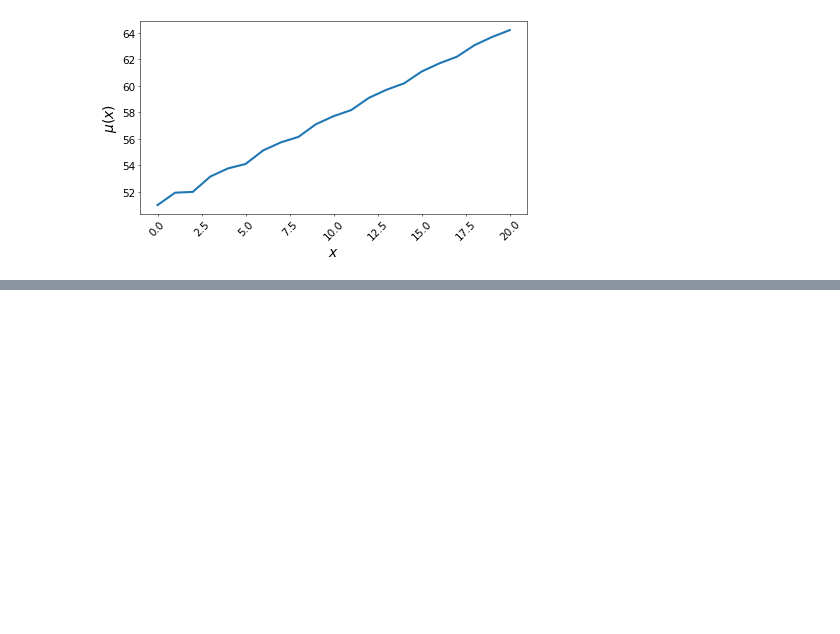
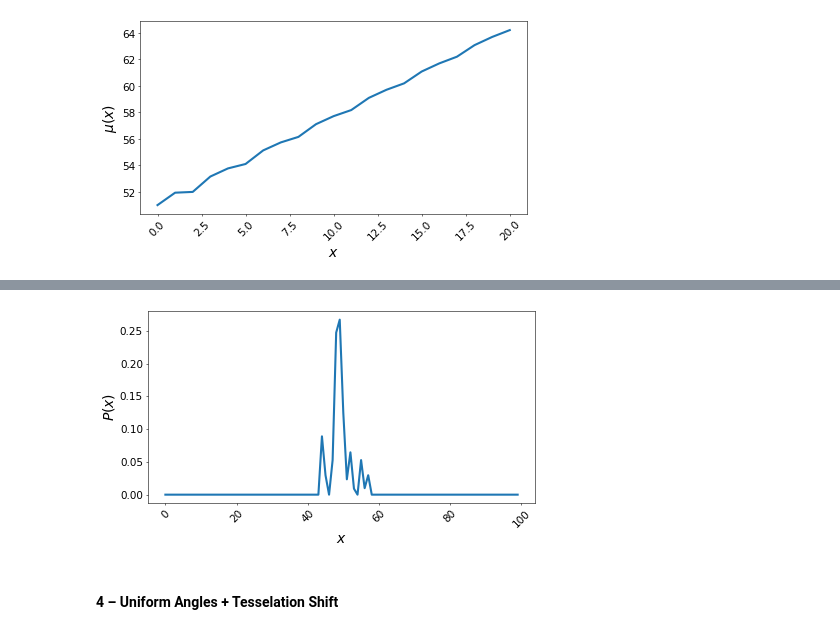
Before and after one commit to JaimePSantos/sqw, a Jupyter notebook: main_tests.ipynb, the cells around one changed output, grey strips where cells are left out. Saved outputs shown, nothing was run; the diff lists cells and outputs as text; code cells hidden in the pictures; blank space fills up the shorter version.

```diff
--- a/main_tests.ipynb
+++ b/main_tests.ipynb
@@ -32,0 +62,20 @@ mean_values_plot(states2mean(states, range(N)), steps)
+# %%
+N = 100
+T = even_cycle_two_tesselation(N)
+G = nx.cycle_graph(N)
+
+steps = 20
+angles = [[np.pi/3, np.pi/3]] * steps
+tesselation_order = random_tesselation_order(2, steps, [.1, .9])
+initial_state = uniform_initial_state(N, nodes = [N//2, N//2 + 2])
+
+states = running(G, T, steps,
+                 initial_state,
+                 angles = angles,
+                 tesselation_order = tesselation_order)
+# %%
+final_distribution_plot(amp2prob(states[steps]), list(range(N)))
+# %% [output]
+[figure, added]
+# %% [markdown]
+#### 4 – Uniform Angles + Tesselation Shift
```
Also changed, not shown: parts of 15 cells of this notebook, 1 other file.
